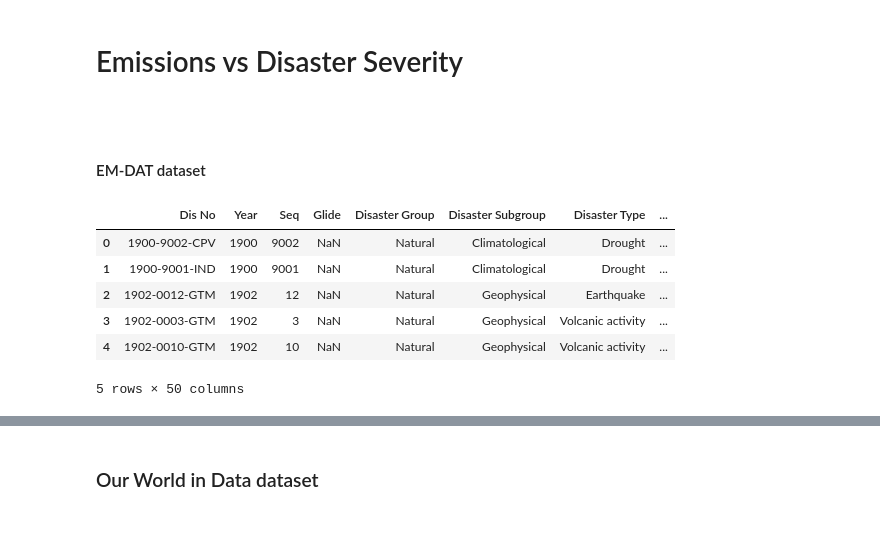
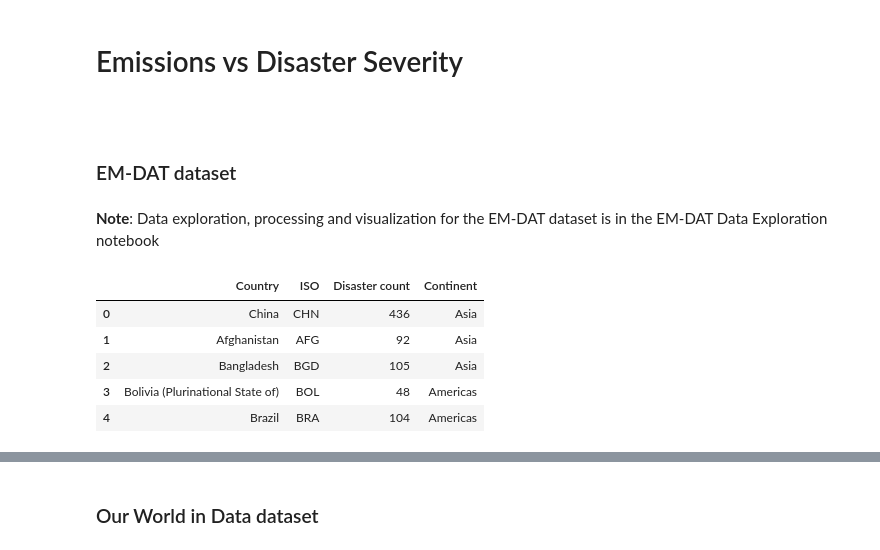
Before and after one commit to NLSanyu/CA682-Data-Visualization, a Jupyter notebook: Emissions vs Disaster Severity.ipynb, the cells around one changed output, grey strips where cells are left out. Drawn from its saved outputs; the diff is of its cells as text; code cells hidden in the pictures.

Commit message:
Visualization on merged datasets

```diff
--- a/Emissions vs Disaster Severity.ipynb
+++ b/Emissions vs Disaster Severity.ipynb
@@ -10,13 +10,14 @@ plt.rcParams["figure.figsize"] = (10, 8)
 # %% [markdown]
-#### EM-DAT dataset
+### EM-DAT dataset
+# %% [markdown]
+**Note**: Data exploration, processing and visualization for the EM-DAT dataset is in the EM-DAT Data Exploration notebook
 # %%
-emdat_df = pd.read_excel("emdat_public_2022_11_07_query_uid-dvxNk1.xlsx", header=6)
+emdat_df = pd.read_csv("emdat_disaster_counts_2000_2021.csv", index_col=0)
 emdat_df.head()
 # %% [output]
-|  | Dis No | Year | Seq | Glide | Disaster Group | Disaster Subgroup | Disaster Type | ... |
-| 0 | 1900-9002-CPV | 1900 | 9002 | NaN | Natural | Climatological | Drought | ... |
-| 1 | 1900-9001-IND | 1900 | 9001 | NaN | Natural | Climatological | Drought | ... |
-| 2 | 1902-0012-GTM | 1902 | 12 | NaN | Natural | Geophysical | Earthquake | ... |
-| 3 | 1902-0003-GTM | 1902 | 3 | NaN | Natural | Geophysical | Volcanic activity | ... |
-| 4 | 1902-0010-GTM | 1902 | 10 | NaN | Natural | Geophysical | Volcanic activity | ... |
+|  | Country | ISO | Disaster count | Continent |
+| 0 | China | CHN | 436 | Asia |
+| 1 | Afghanistan | AFG | 92 | Asia |
+| 2 | Bangladesh | BGD | 105 | Asia |
+| 3 | Bolivia (Plurinational State of) | BOL | 48 | Americas |
+| 4 | Brazil | BRA | 104 | Americas |
-5 rows × 50 columns
```
Also changed, not shown: parts of 20 cells of this notebook, 1 other file.
